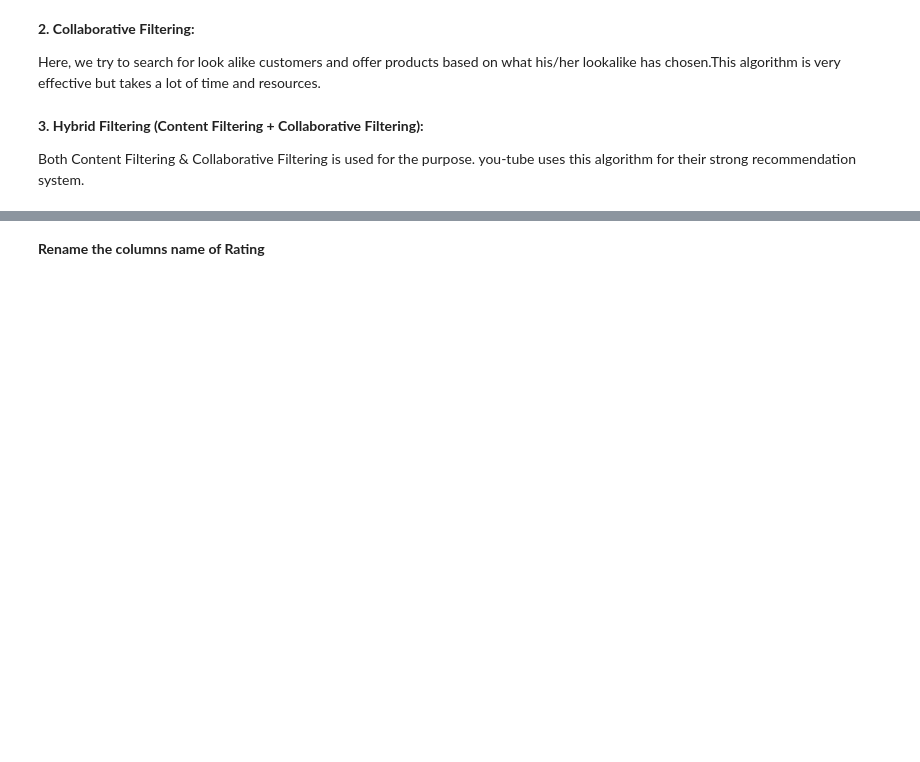
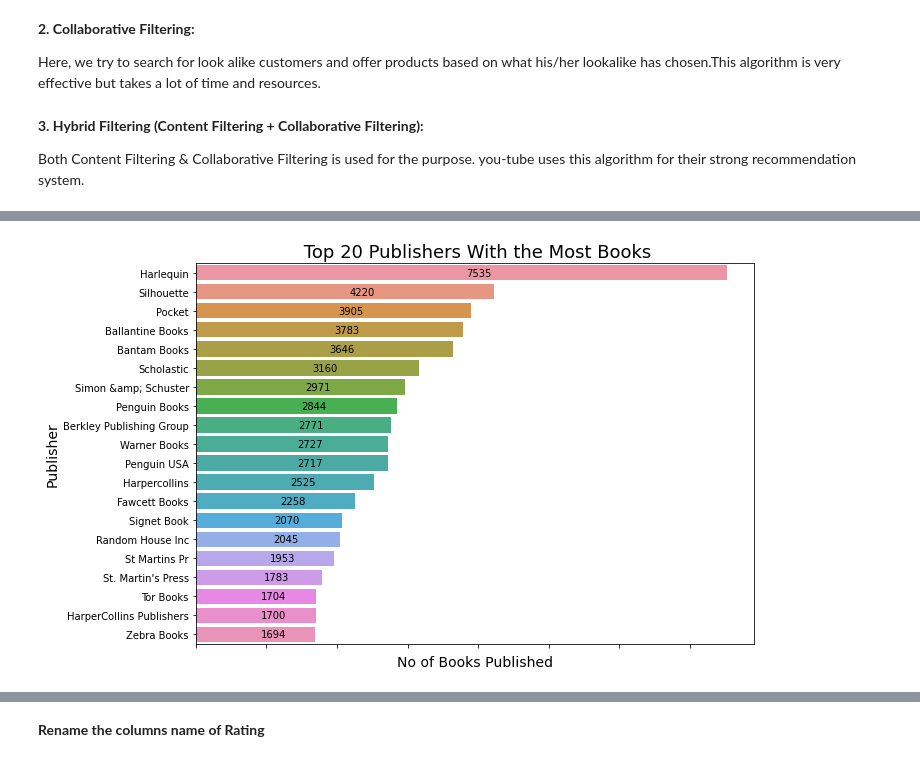
Before and after one commit to irshad9873/book-recommended-system, a Jupyter notebook: Book_Recommended_System.ipynb, the cells around one changed output, grey strips where cells are left out. Drawn from its saved outputs; the diff is of its cells as text; code cells hidden in the pictures; blank space fills up the shorter version.

```diff
--- a/Book_Recommended_System.ipynb
+++ b/Book_Recommended_System.ipynb
@@ -41,2 +136,19 @@ book.head()
+# %%
+data = count.sort_values(by=['count'], ascending = False)
+data = data.head(20)
+x =['Harlequin','Silhouette','Pocket','Ballantine Books','Bantam Books','Scholastic','Simon &amp; Schuster']
+y = [7537,4220,3905,3783,3646,3160,2971]
+fig=plt.figure(figsize=(10,7))
+ax = sns.barplot(x = 'count',y = 'name' , data = data)
+ax.set_xticklabels(ax.get_xticklabels(), rotation=90,horizontalalignment='center')
+plt.xlabel("No of Books Published", size=14)
+plt.ylabel("Publisher", size=14)
+plt.title(" Top 20 Publishers With the Most Books", size=18)
+for p in ax.patches:
+    ax.annotate("%.0f" % p.get_width(), xy=(p.get_width()/2, p.get_y()+p.get_height()/2),
+            xytext=(5, 0), textcoords='offset points', ha="left", va="center")
+plt.show()
+# %% [output]
+[figure, added]
 # %%
 rating=pd.read_csv("/content/Ratings.csv")
```
Also changed, not shown: parts of 47 cells of this notebook.
